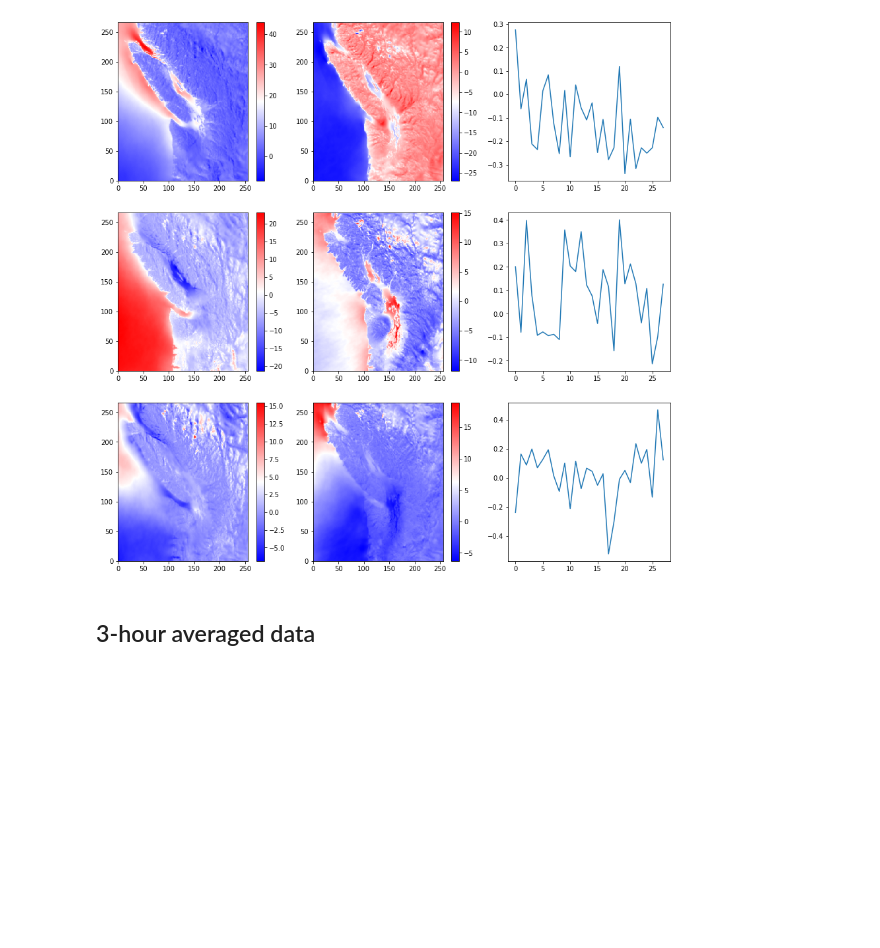
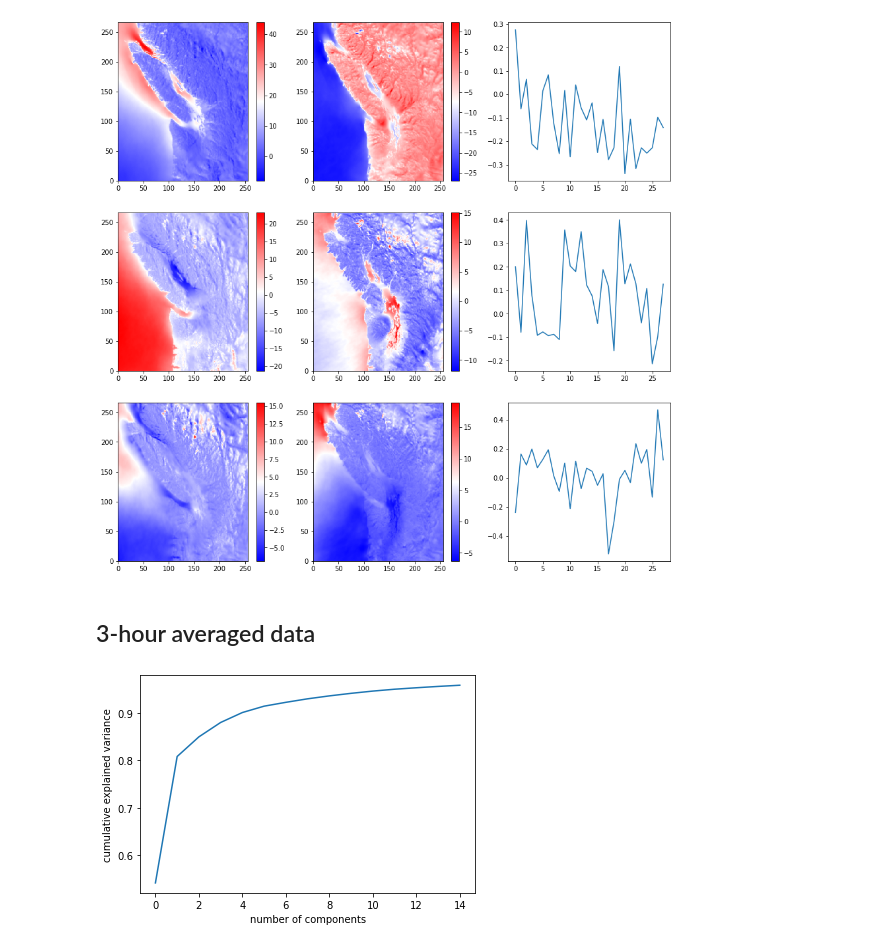
Before and after one commit to UBC-MOAD/analysis-armaan, a Jupyter notebook: notebooks/introWindPCA.ipynb, the cells around one changed output. Drawn from its saved outputs; the diff is of its cells as text; code cells hidden in the pictures; blank space fills up the shorter version.

```diff
--- a/notebooks/introWindPCA.ipynb
+++ b/notebooks/introWindPCA.ipynb
@@ -175,23 +177,30 @@ ax[2, 2].plot(eigvecs[2])
 # %% [markdown]
 ## 3-hour averaged data
 # %%
-## Daily averages matrix
+## 3-hours averages matrix
 
 files = glob.glob('/results/forcing/atmospheric/GEM2.5/gemlam/gemlam_y2007m02d??.nc')
-u_data2 = np.empty( 8*(len(files), 266, 256) )
-v_data2 = np.empty( 8*(len(files), 266, 256) )
+u_data3 = np.empty( (8*len(files), 266, 256))
+v_data3 = np.empty( (8*len(files), 266, 256))
 
 for i in range(len(files)):
     dayX = xr.open_dataset(files[i])
-    for j in range(8)
-    dayX_u = np.array( dayX['u_wind'][0:24, 0:266, 0:256] )
-    dayX_v = np.array( dayX['v_wind'][0:24, 0:266, 0:256] )
-    avg_u = dayX_u.mean(axis = 0)
-    avg_v = dayX_v.mean(axis = 0)
+    for j in range(8):
+        u_3 = np.array( dayX['u_wind'][j*3:j*3 + 3, 0:266, 0:256] )
+        v_3 = np.array( dayX['v_wind'][0:24, 0:266, 0:256] )
+        avg_u = u_3.mean(axis = 0) ##average of 3-hour time interval
+        avg_v = v_3.mean(axis = 0)
+        u_data3[8*i + j, : , : ] = avg_u[0:266, 0:256] ##adding 3-hour average to new data array
+        v_data3[8*i + j, : , : ] = avg_v[0:266, 0:256]
 
-    u_data2[i, : , : ] = avg_u[0:266, 0:256]
-    v_data2[i, : , : ] = avg_v[0:266, 0:256]
-
-u_mat2 = transform(u_data2)
-v_mat2 = transform(v_data2)
-c_mat2 = np.concatenate((u_mat2,v_mat2), axis=0)
+u_mat3 = transform(u_data3)
+v_mat3 = transform(v_data3)
+c_mat3 = np.concatenate((u_mat3,v_mat3), axis=0)
+# %%
+pcaG = PCA(n_components = 15)
+PCsG = pcaG.fit_transform(c_mat3)
+plt.plot(np.cumsum(pcaG.explained_variance_ratio_))
+plt.xlabel('number of components')
+plt.ylabel('cumulative explained variance');
+# %% [output]
+[figure, added]
```
Also changed, not shown: parts of 12 cells of this notebook.
